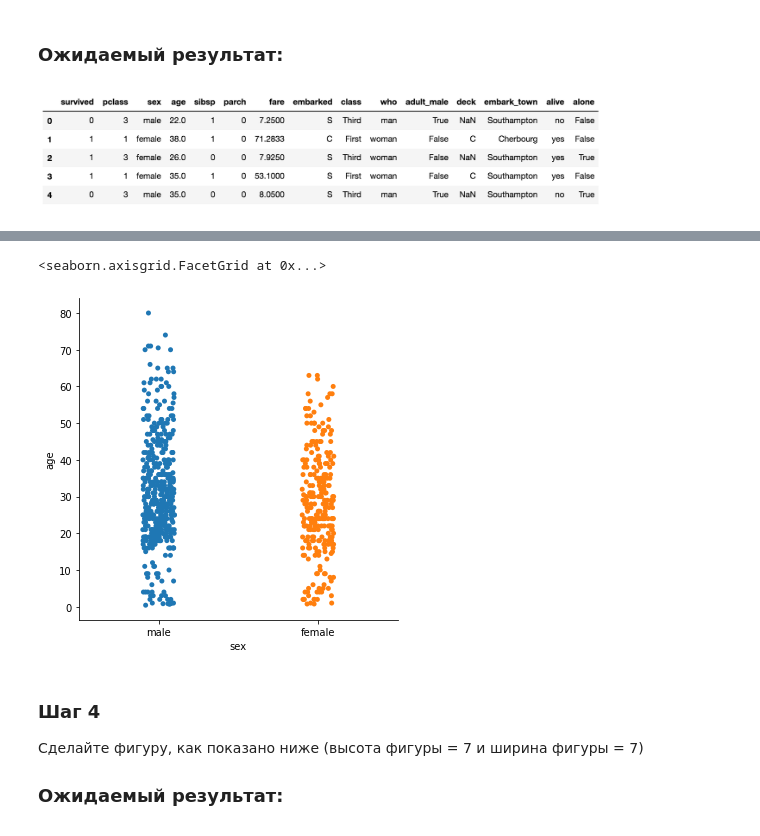
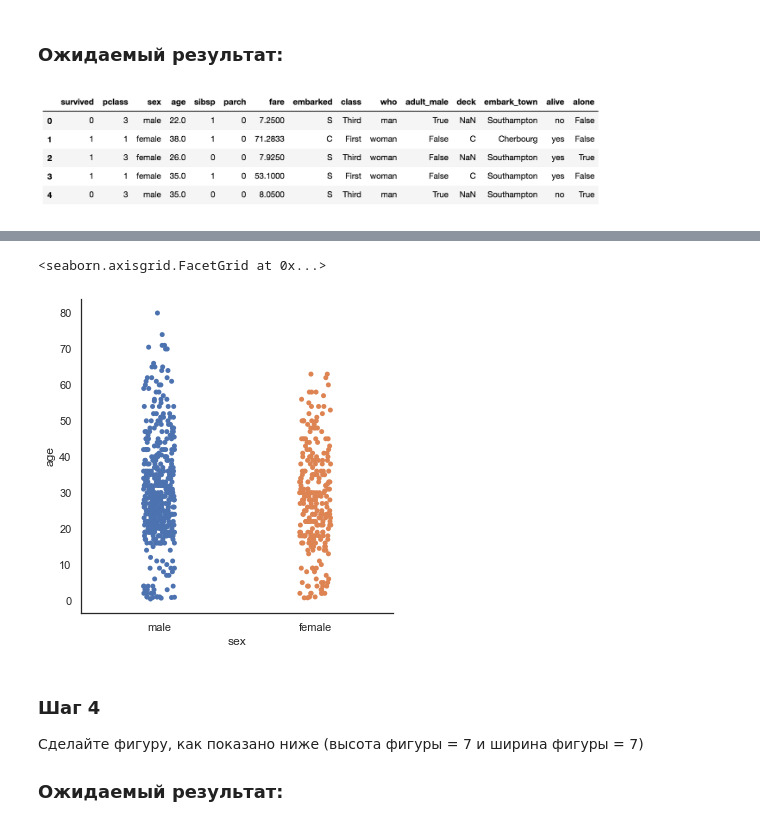
Before and after one commit to Nutamy/mitapp, a Jupyter notebook: sns 2_2.ipynb, the cells around one changed output, grey strips where cells are left out. Saved outputs shown, nothing was run; the diff lists cells and outputs as text; code cells hidden in the pictures.

```diff
--- a/sns 2_2.ipynb
+++ b/sns 2_2.ipynb
@@ -117,11 +117,12 @@ titanic.head()
 ![image.png](attachment:image.png)
 # %%
 #Начало вашего кода
+sns.set(style='white')
 sns.catplot(x='sex', y='age', data=titanic)
 #Конец вашего кода
 # %% [output]
 <seaborn.axisgrid.FacetGrid at 0x...>
-[figure, old version]
+[figure, new version]
 # %% [markdown]
 ### Шаг 4
 
```
Also changed, not shown: parts of 6 cells of this notebook.
